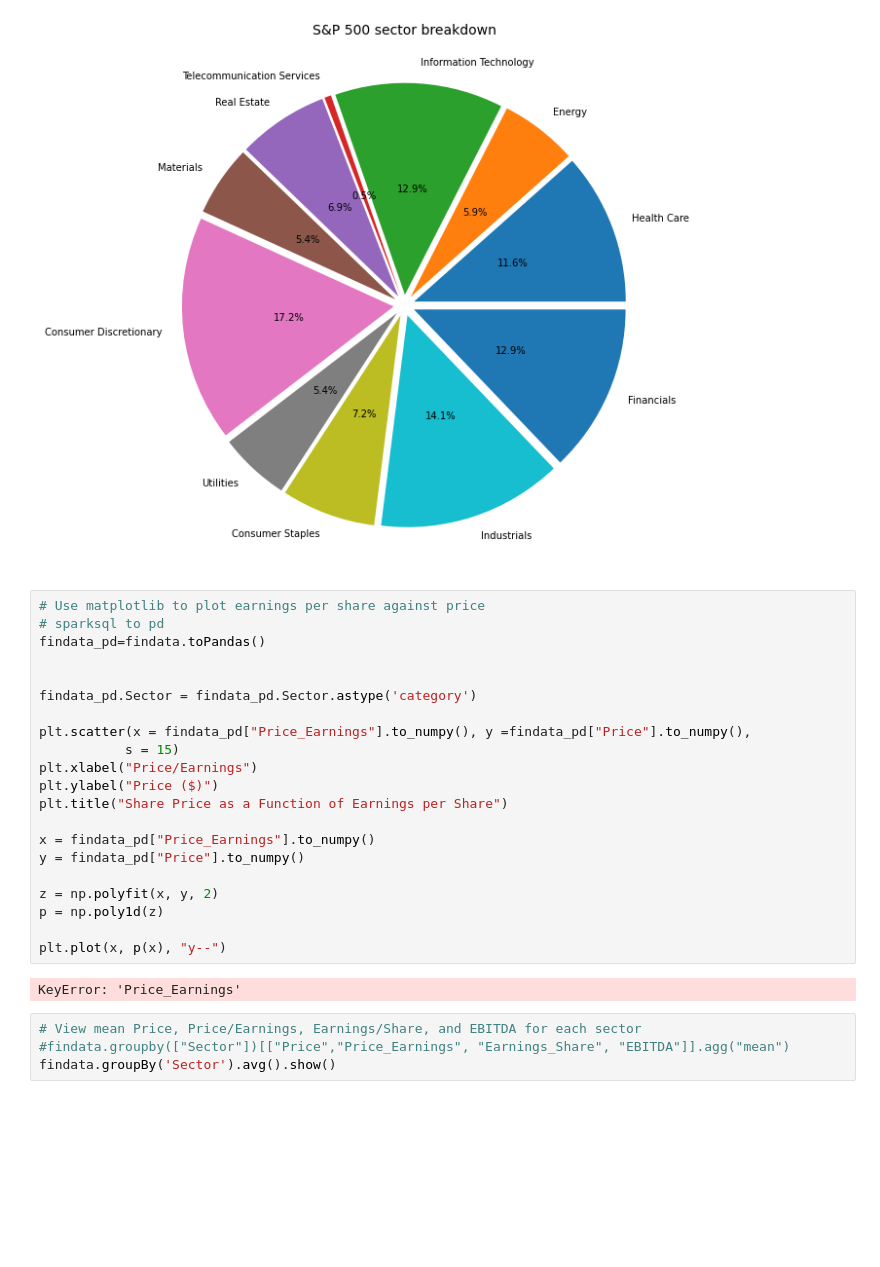
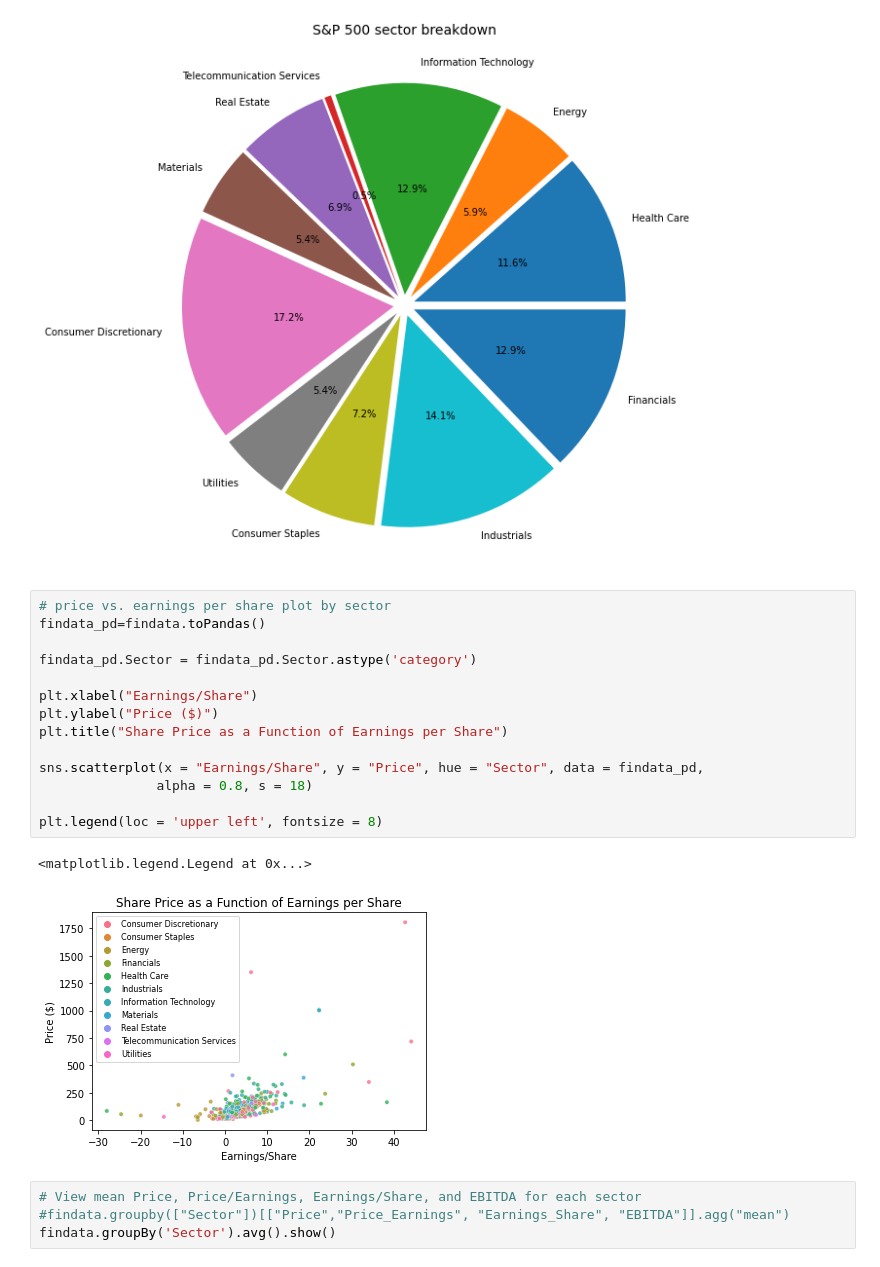
Before and after one commit to atbiggie/ST590FinalProject, a Jupyter notebook: FinalProjectGroup16M1.ipynb, the cells around one changed output. Cells and saved outputs as stored; diff of their text form; blank space fills up the shorter version.

Commit message:
Working on narrations, edited scatterplot, started building random forest model but getting stuck

```diff
--- a/FinalProjectGroup16M1.ipynb
+++ b/FinalProjectGroup16M1.ipynb
@@ -355,28 +369,22 @@ pie.savefig("DeliveryPieChart.png")
 # %% [output]
 [figure]
 # %%
-# Use matplotlib to plot earnings per share against price
-# sparksql to pd
+# price vs. earnings per share plot by sector
 findata_pd=findata.toPandas()
-
 
 findata_pd.Sector = findata_pd.Sector.astype('category')
 
-plt.scatter(x = findata_pd["Price_Earnings"].to_numpy(), y =findata_pd["Price"].to_numpy(),
-           s = 15)
-plt.xlabel("Price/Earnings")
+plt.xlabel("Earnings/Share")
 plt.ylabel("Price ($)")
 plt.title("Share Price as a Function of Earnings per Share")
 
-x = findata_pd["Price_Earnings"].to_numpy()
-y = findata_pd["Price"].to_numpy()
+sns.scatterplot(x = "Earnings/Share", y = "Price", hue = "Sector", data = findata_pd,
+               alpha = 0.8, s = 18)
 
-z = np.polyfit(x, y, 2)
-p = np.poly1d(z)
-
-plt.plot(x, p(x), "y--")
+plt.legend(loc = 'upper left', fontsize = 8)
 # %% [output]
-KeyError: 'Price_Earnings'
+<matplotlib.legend.Legend at 0x...>
+[figure, added]
 # %%
 # View mean Price, Price/Earnings, Earnings/Share, and EBITDA for each sector
 #findata.groupby(["Sector"])[["Price","Price_Earnings", "Earnings_Share", "EBITDA"]].agg("mean")
```
Also changed, not shown: parts of 37 cells of this notebook.
